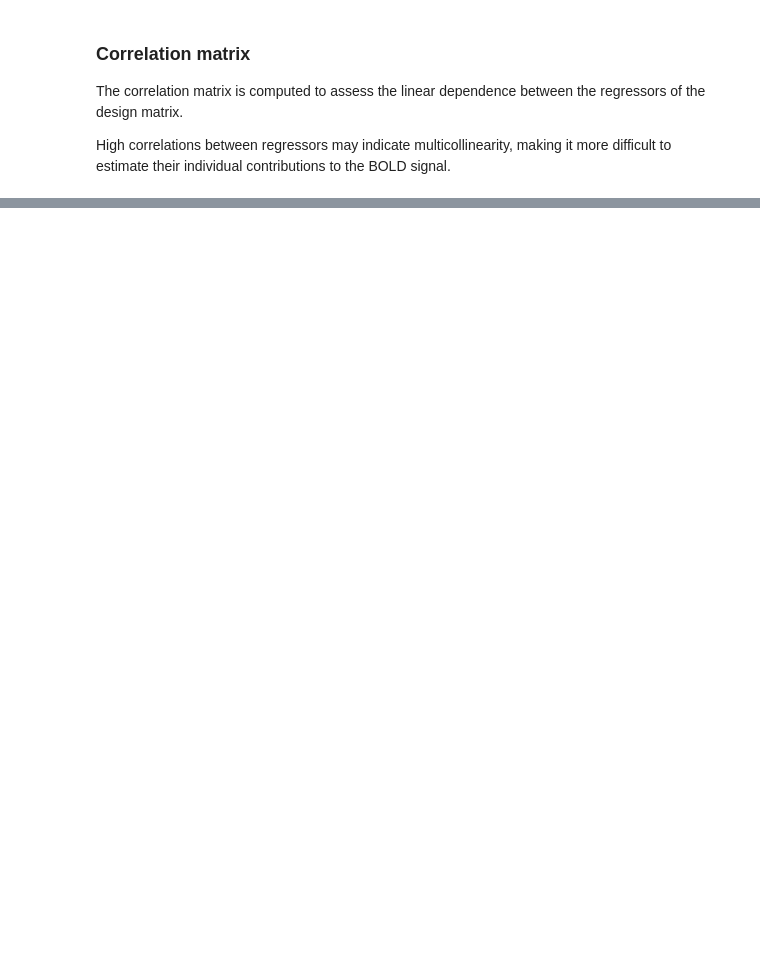
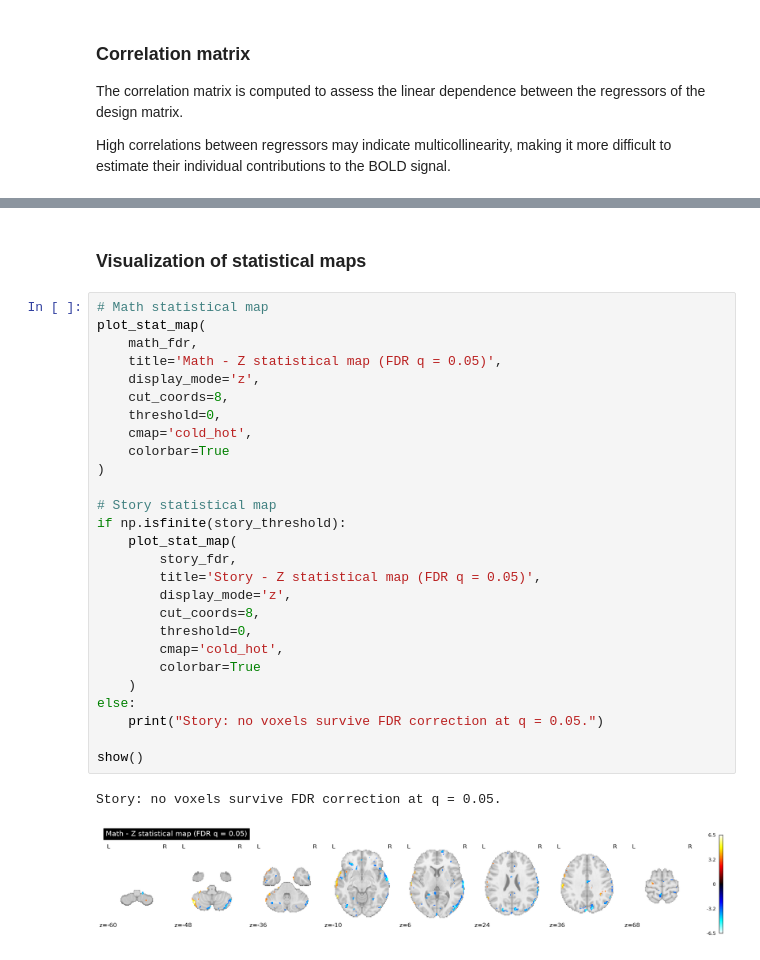
Before and after one commit to camillaberti/miniproject_nssp1, a Jupyter notebook: glm.ipynb, the cells around one changed output, grey strips where cells are left out. Drawn from its saved outputs; the diff is of its cells as text; blank space fills up the shorter version.

```diff
--- a/glm.ipynb
+++ b/glm.ipynb
@@ -193,0 +272,32 @@ Overall, the correlation structure reflects the alternating block design. Althou
+# %% [markdown]
+### Visualization of statistical maps
+# %%
+# Math statistical map
+plot_stat_map(
+    math_fdr,
+    title='Math - Z statistical map (FDR q = 0.05)',
+    display_mode='z',
+    cut_coords=8,
+    threshold=0,
+    cmap='cold_hot',
+    colorbar=True
+)
+
+# Story statistical map
+if np.isfinite(story_threshold):
+    plot_stat_map(
+        story_fdr,
+        title='Story - Z statistical map (FDR q = 0.05)',
+        display_mode='z',
+        cut_coords=8,
+        threshold=0,
+        cmap='cold_hot',
+        colorbar=True
+    )
+else:
+    print("Story: no voxels survive FDR correction at q = 0.05.")
+
+show()
+# %% [output]
+Story: no voxels survive FDR correction at q = 0.05.
+[figure, added]
```
Also changed, not shown: parts of 18 cells of this notebook.
